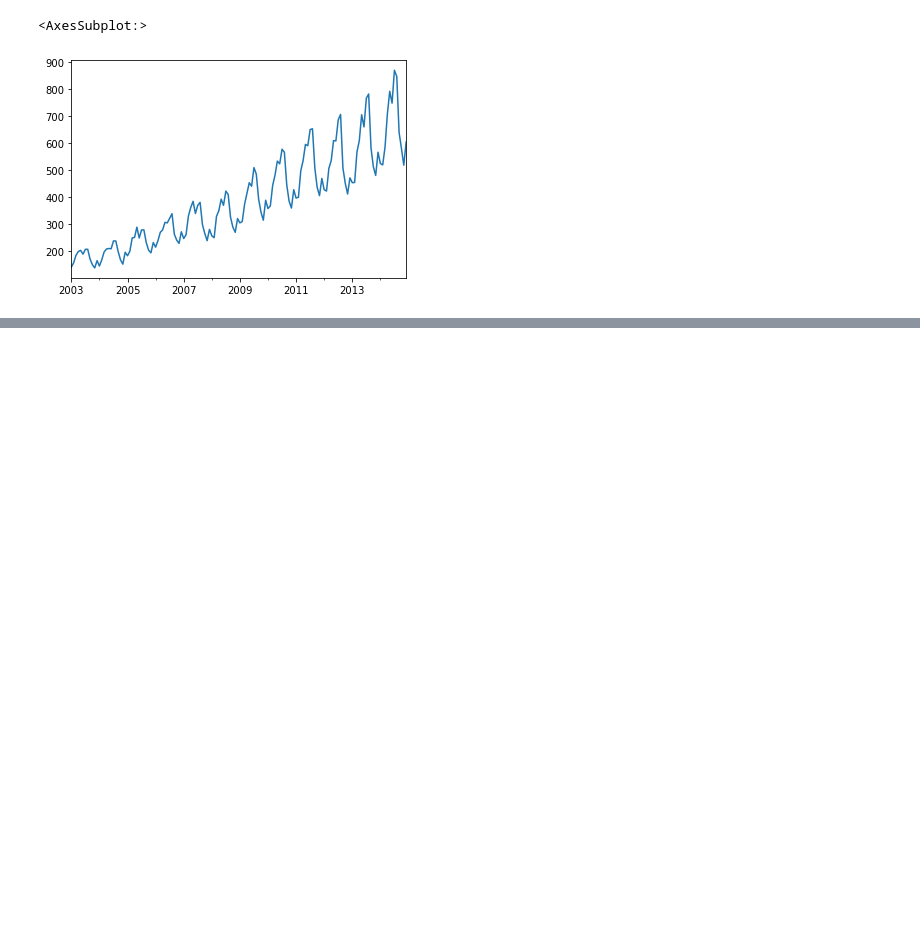
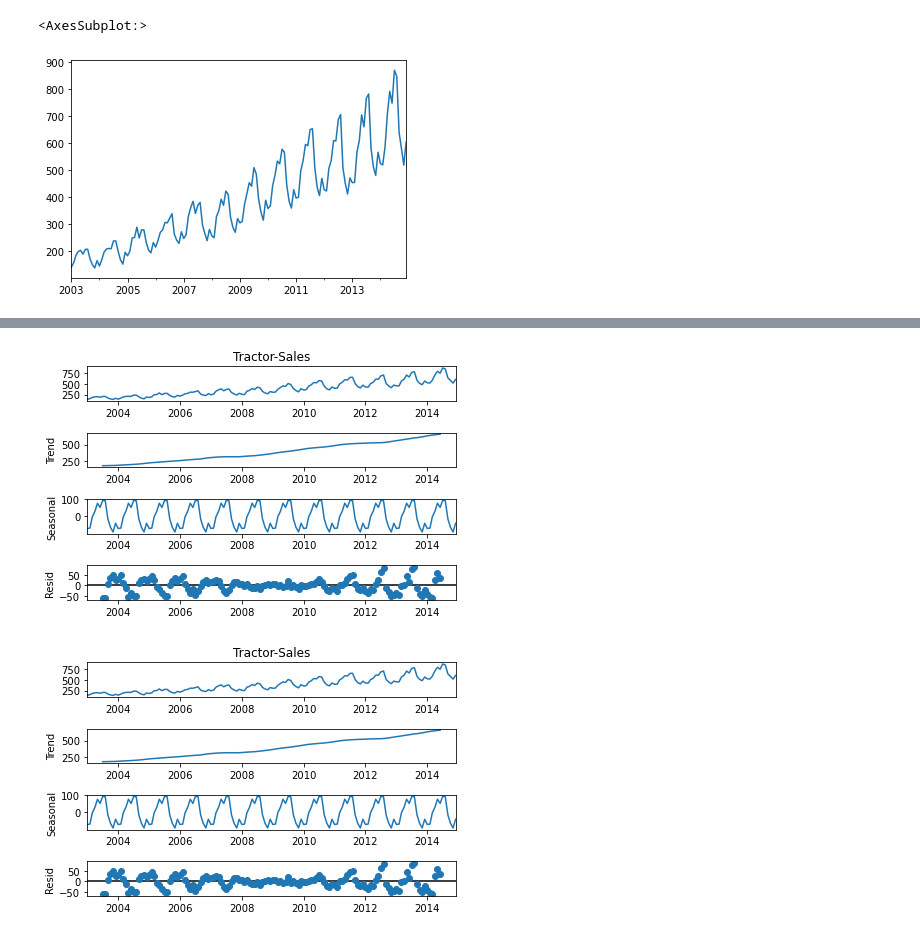
Before and after one commit to FazlullahBokhari/AI.workspace, a Jupyter notebook: Time Series.ipynb, the cells around one changed output, grey strips where cells are left out. Drawn from its saved outputs; the diff is of its cells as text; code cells hidden in the pictures; blank space fills up the shorter version.

```diff
--- a/Time Series.ipynb
+++ b/Time Series.ipynb
@@ -232,0 +243,5 @@ Freq: MS, Name: resid, Length: 144, dtype: float64
+# %%
+decompose.plot()
+# %% [output]
+[figure, added]
+[figure, added]
```
Also changed, not shown: parts of 12 cells of this notebook.
